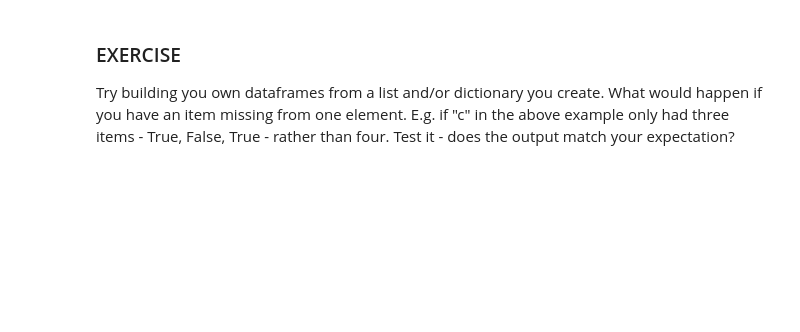
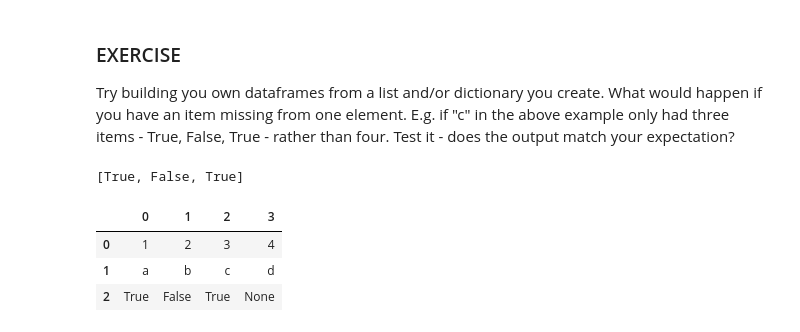
Before and after one commit to AnzilShahjahan/AnzilShahjahan--Data-Science---Gen-AI-Submission, a Jupyter notebook: 2_01_data_and_feature_engineering_in_pandas.ipynb, the cells around one changed output. Cells and saved outputs as stored; diff of their text form; code cells hidden in the pictures; blank space fills up the shorter version.

```diff
--- a/2_01_data_and_feature_engineering_in_pandas.ipynb
+++ b/2_01_data_and_feature_engineering_in_pandas.ipynb
@@ -106,3 +122,16 @@ listdf
 # %% [markdown]
 ### EXERCISE
 Try building you own dataframes from a list and/or dictionary you create. What would happen if you have an item missing from one element. E.g. if "c" in the above example only had three items - True, False, True - rather than four. Test it - does the output match your expectation?
+# %%
+d = [True, False, True]
+print(d)
+# %% [output]
+[True, False, True]
+# %%
+listdf_from_abd = pd.DataFrame([a, b, d])
+listdf_from_abd
+# %% [output]
+|  | 0 | 1 | 2 | 3 |
+| 0 | 1 | 2 | 3 | 4 |
+| 1 | a | b | c | d |
+| 2 | True | False | True | None |
```
Also changed, not shown: parts of 12 cells of this notebook.
